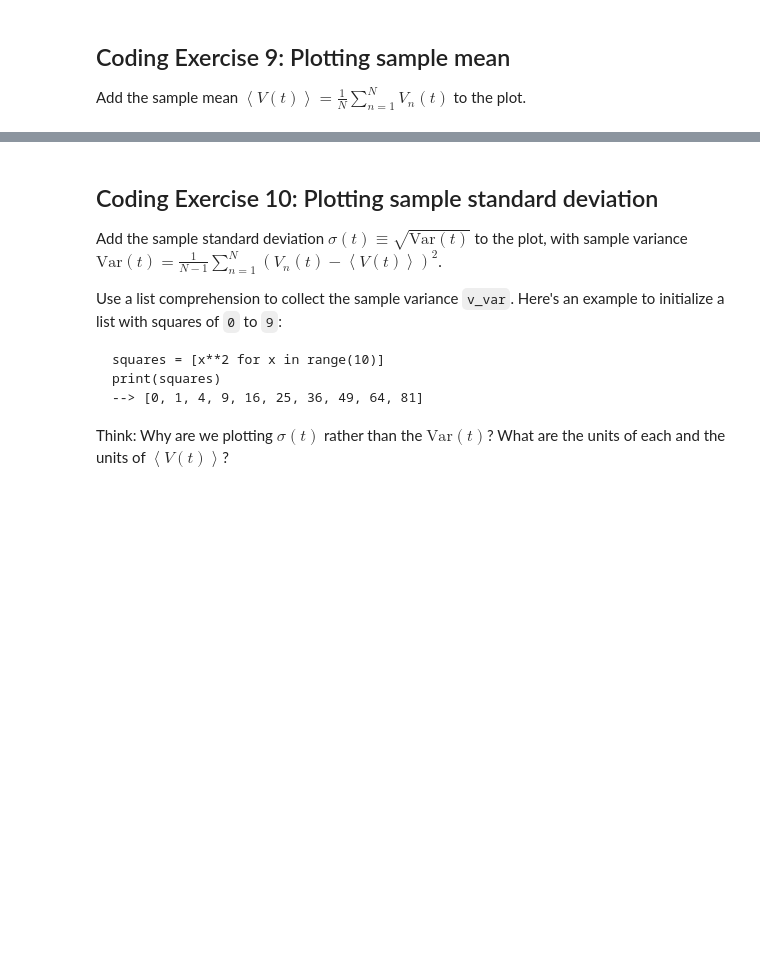
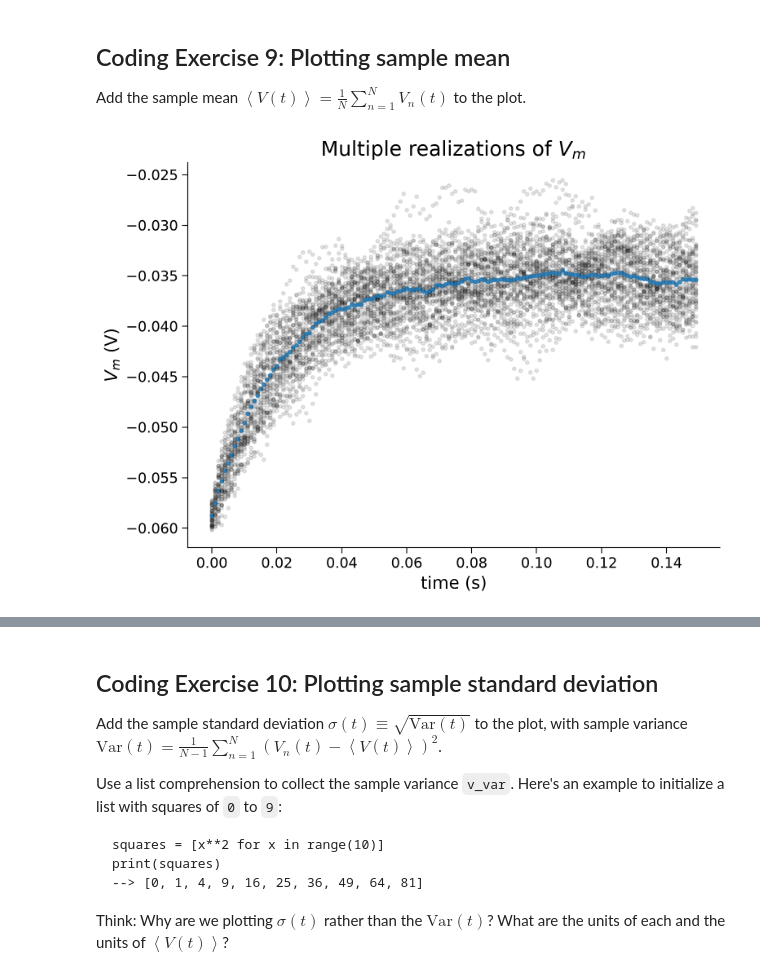
Before and after one commit to ArelyX1/Computational-Neuroscience-Notes, a Jupyter notebook: Neuromatch/WEEK0/W0D1_Tutorial1.ipynb, the cells around one changed output, grey strips where cells are left out. Cells and saved outputs as stored; diff of their text form; code cells hidden in the pictures; blank space fills up the shorter version.

```diff
--- a/Neuromatch/WEEK0/W0D1_Tutorial1.ipynb
+++ b/Neuromatch/WEEK0/W0D1_Tutorial1.ipynb
@@ -996,12 +996,6 @@ content_review(f"{feedback_prefix}_Storing_simulations_in_lists_Exercise")
 
 Add the sample mean $\left\langle V(t)\right\rangle=\frac{1}{N}\sum_{n=1}^N V_n(t)$ to the plot.
 # %%
-#################################################
-## TODO for students: fill out code to plot sample mean ##
-# Fill out code and comment or remove the next line
-raise NotImplementedError("Student exercise: You need to plot the sample mean")
-#################################################
-
 # Set random number generator
 np.random.seed(2020)
 
@@ -1010,40 +1004,42 @@ step_end = int(t_max / dt)
 n = 50
 
 # Intiatialize the list v_n with 50 values of membrane leak potential el
-v_n = [el] * n
+v_n = np.full(n, el)
 
 # Initialize the figure
 plt.figure()
 plt.title('Multiple realizations of $V_m$')
 plt.xlabel('time (s)')
 plt.ylabel('$V_m$ (V)')
 
 # Loop for step_end steps
 for step in range(step_end):
 
   # Compute value of t
   t = step * dt
 
   # Loop for n simulations
   for j in range(0, n):
 
     # Compute value of i at this time step
-    i = i_mean * (1 + 0.1 * (t_max/dt)**(0.5) * (2* np.random.random() - 1))
+    i = i_mean * (1 + 0.1 * np.sqrt(t_max/dt) * np.random.uniform(-1, 1))
 
     # Compute value of v for this simulation
     v_n[j] = v_n[j] + (dt / tau) * (el - v_n[j] + r*i)
 
   # Compute sample mean by summing list of v_n using sum, and dividing by n
-  v_mean = ...
+  v_mean = (np.sum(v_n))/n
 
   # Plot simulations
   plt.plot(n*[t], v_n, 'k.', alpha=0.1)
 
   # Plot sample mean using alpha=0.8 and'C0.' for blue
-  plt.plot(...)
+  plt.plot(t, v_mean, 'C0.', alpha = 0.8)
 
 # Display plot
 plt.show()
+# %% [output]
+[figure, added]
 # %% [markdown]
 [*Click for solution*](https://github.com/NeuromatchAcademy/precourse/tree/main/tutorials/W0D1_PythonWorkshop1/solutions/W0D1_Tutorial1_Solution_684b683f.py)
 
```
Also changed, not shown: parts of 5 cells of this notebook.
